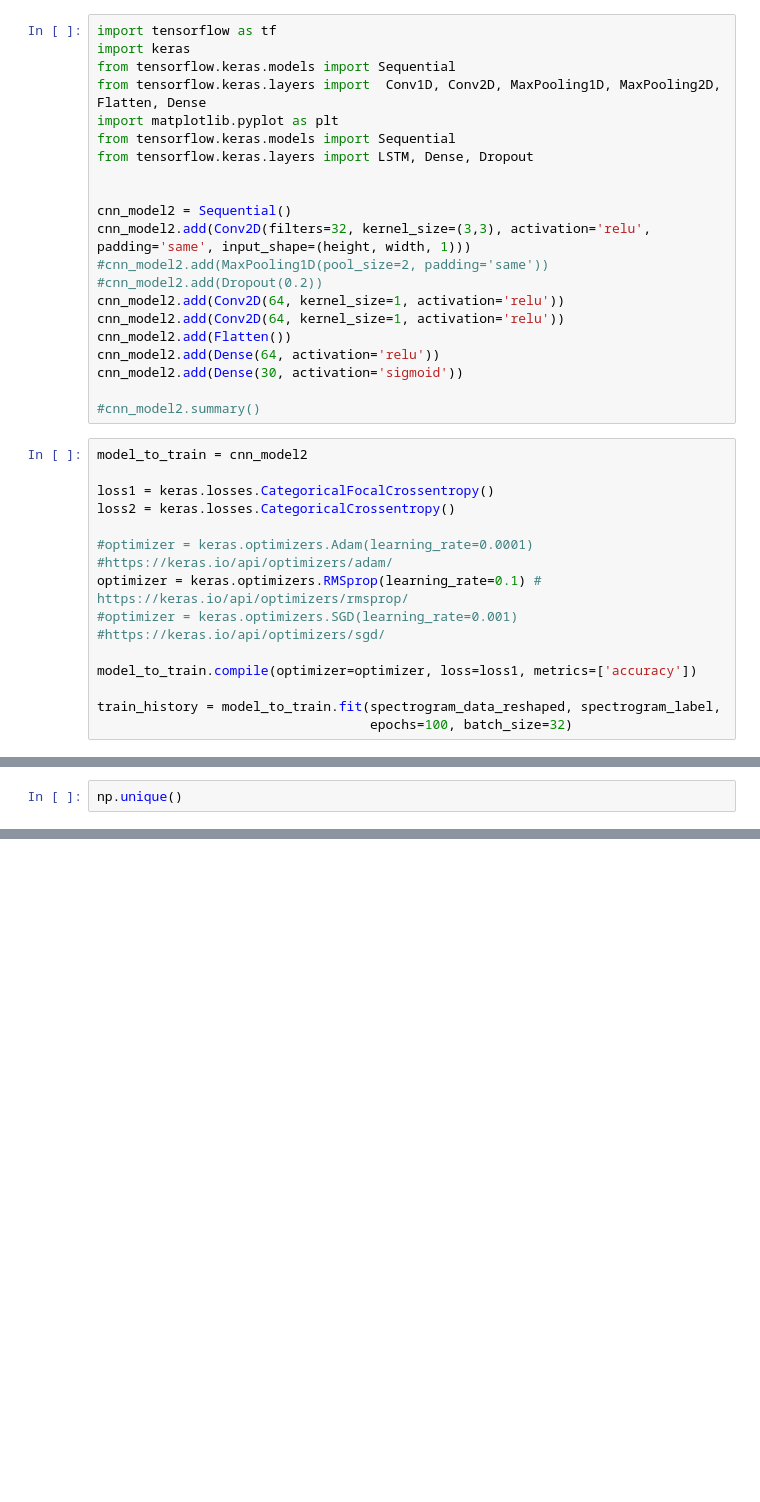
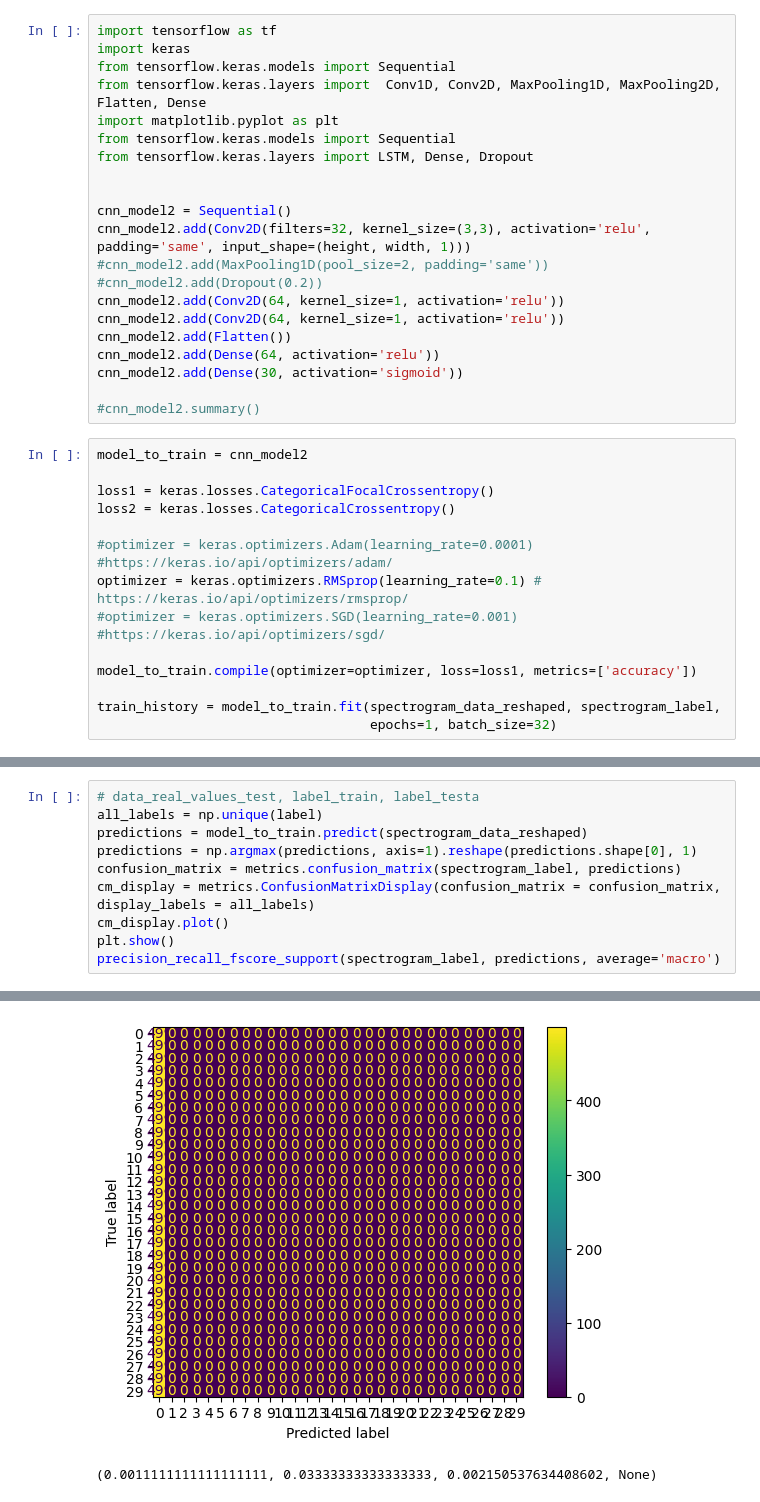
Before and after one commit to Yaw5/work, a Jupyter notebook: benjamin.ipynb, the cells around one changed output, grey strips where cells are left out. Cells and saved outputs as stored; diff of their text form; blank space fills up the shorter version.

Commit message:
added conf matrix for spectrogram

```diff
--- a/benjamin.ipynb
+++ b/benjamin.ipynb
@@ -267,5 +281,5 @@ optimizer = keras.optimizers.RMSprop(learning_rate=0.1) # https://keras.io/api/o
 model_to_train.compile(optimizer=optimizer, loss=loss1, metrics=['accuracy'])
 
 train_history = model_to_train.fit(spectrogram_data_reshaped, spectrogram_label,
-                                   epochs=100, batch_size=32)
+                                   epochs=1, batch_size=32)
 # %% [output]
@@ -277,2 +288,11 @@ KeyboardInterrupt:
-# %%
-np.unique()
+# %%
+# data_real_values_test, label_train, label_testa
+all_labels = np.unique(label)
+predictions = model_to_train.predict(spectrogram_data_reshaped)
+predictions = np.argmax(predictions, axis=1).reshape(predictions.shape[0], 1)
+confusion_matrix = metrics.confusion_matrix(spectrogram_label, predictions)
+cm_display = metrics.ConfusionMatrixDisplay(confusion_matrix = confusion_matrix, display_labels = all_labels)
+cm_display.plot()
+plt.show()
+precision_recall_fscore_support(spectrogram_label, predictions, average='macro')
+# %% [output]
@@ -278,0 +300,2 @@ np.unique()
+[figure, added]
+(0.0011111111111111111, 0.03333333333333333, 0.002150537634408602, None)
```
Also changed, not shown: parts of 12 cells of this notebook.
